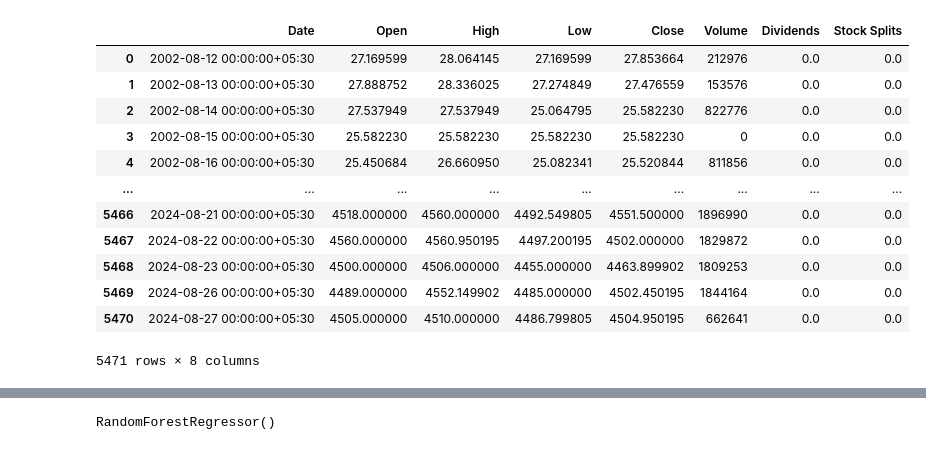
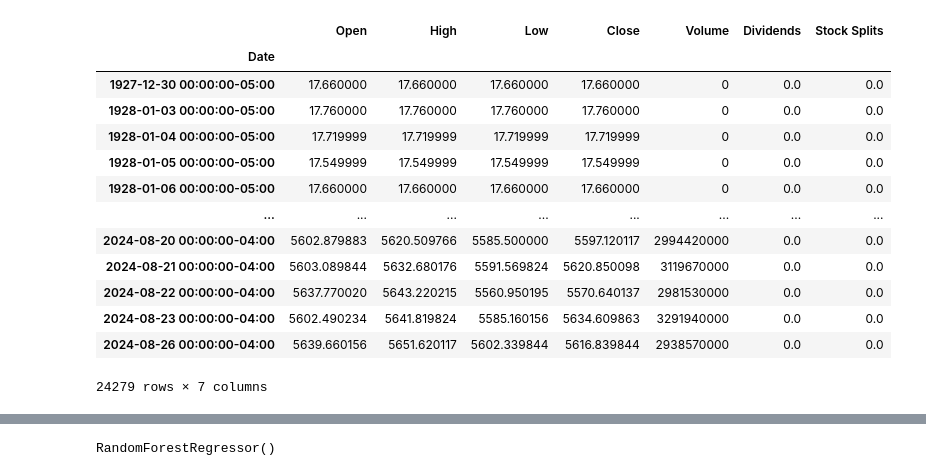
Before and after one commit to iamsusmita/ExChange, a Jupyter notebook: Stock_Prediction.ipynb, the cells around one changed output, grey strips where cells are left out. Drawn from its saved outputs; the diff is of its cells as text; code cells hidden in the pictures.

```diff
--- a/Stock_Prediction.ipynb
+++ b/Stock_Prediction.ipynb
@@ -3,34 +3,34 @@
 # %%
 # Import the libraries
 import pandas as pd
 import numpy as np
 import matplotlib.pyplot as plt
 #import seaborn as sns
 from sklearn.ensemble import RandomForestRegressor
 
 import yfinance as yf
-aapl = yf.Ticker("TCS.NS")
-aapl.info
-data=aapl.history(period="max")
-data.to_csv('TCS.NS.csv')
-df=pd.read_csv('TCS.NS.csv')
-df
-
-#
+stk="^GSPC"
+tkr = yf.Ticker(stk)
+#tkr.info
+data=tkr.history(period="max")
+data.to_csv(stk+'.csv')
+df=pd.read_csv(stk+'.csv')
+data
 # %% [output]
-|  | Date | Open | High | Low | Close | Volume | Dividends | Stock Splits |
-| 0 | 2002-08-12 00:00:00+05:30 | 27.169599 | 28.064145 | 27.169599 | 27.853664 | 212976 | 0.0 | 0.0 |
-| 1 | 2002-08-13 00:00:00+05:30 | 27.888752 | 28.336025 | 27.274849 | 27.476559 | 153576 | 0.0 | 0.0 |
-| 2 | 2002-08-14 00:00:00+05:30 | 27.537949 | 27.537949 | 25.064795 | 25.582230 | 822776 | 0.0 | 0.0 |
-| 3 | 2002-08-15 00:00:00+05:30 | 25.582230 | 25.582230 | 25.582230 | 25.582230 | 0 | 0.0 | 0.0 |
-| 4 | 2002-08-16 00:00:00+05:30 | 25.450684 | 26.660950 | 25.082341 | 25.520844 | 811856 | 0.0 | 0.0 |
-| ... | ... | ... | ... | ... | ... | ... | ... | ... |
-| 5466 | 2024-08-21 00:00:00+05:30 | 4518.000000 | 4560.000000 | 4492.549805 | 4551.500000 | 1896990 | 0.0 | 0.0 |
-| 5467 | 2024-08-22 00:00:00+05:30 | 4560.000000 | 4560.950195 | 4497.200195 | 4502.000000 | 1829872 | 0.0 | 0.0 |
-| 5468 | 2024-08-23 00:00:00+05:30 | 4500.000000 | 4506.000000 | 4455.000000 | 4463.899902 | 1809253 | 0.0 | 0.0 |
-| 5469 | 2024-08-26 00:00:00+05:30 | 4489.000000 | 4552.149902 | 4485.000000 | 4502.450195 | 1844164 | 0.0 | 0.0 |
-| 5470 | 2024-08-27 00:00:00+05:30 | 4505.000000 | 4510.000000 | 4486.799805 | 4504.950195 | 662641 | 0.0 | 0.0 |
+|  | Open | High | Low | Close | Volume | Dividends | Stock Splits |
+| Date |  |  |  |  |  |  |  |
+| 1927-12-30 00:00:00-05:00 | 17.660000 | 17.660000 | 17.660000 | 17.660000 | 0 | 0.0 | 0.0 |
+| 1928-01-03 00:00:00-05:00 | 17.760000 | 17.760000 | 17.760000 | 17.760000 | 0 | 0.0 | 0.0 |
+| 1928-01-04 00:00:00-05:00 | 17.719999 | 17.719999 | 17.719999 | 17.719999 | 0 | 0.0 | 0.0 |
+| 1928-01-05 00:00:00-05:00 | 17.549999 | 17.549999 | 17.549999 | 17.549999 | 0 | 0.0 | 0.0 |
+| 1928-01-06 00:00:00-05:00 | 17.660000 | 17.660000 | 17.660000 | 17.660000 | 0 | 0.0 | 0.0 |
+| ... | ... | ... | ... | ... | ... | ... | ... |
+| 2024-08-20 00:00:00-04:00 | 5602.879883 | 5620.509766 | 5585.500000 | 5597.120117 | 2994420000 | 0.0 | 0.0 |
+| 2024-08-21 00:00:00-04:00 | 5603.089844 | 5632.680176 | 5591.569824 | 5620.850098 | 3119670000 | 0.0 | 0.0 |
+| 2024-08-22 00:00:00-04:00 | 5637.770020 | 5643.220215 | 5560.950195 | 5570.640137 | 2981530000 | 0.0 | 0.0 |
+| 2024-08-23 00:00:00-04:00 | 5602.490234 | 5641.819824 | 5585.160156 | 5634.609863 | 3291940000 | 0.0 | 0.0 |
+| 2024-08-26 00:00:00-04:00 | 5639.660156 | 5651.620117 | 5602.339844 | 5616.839844 | 2938570000 | 0.0 | 0.0 |
-5471 rows × 8 columns
+24279 rows × 7 columns
 # %%
 # Import the dataset
 #dataset = pd.read_csv('S&P500-cleaned_prices.csv')
```
Also changed, not shown: parts of 3 cells of this notebook.
